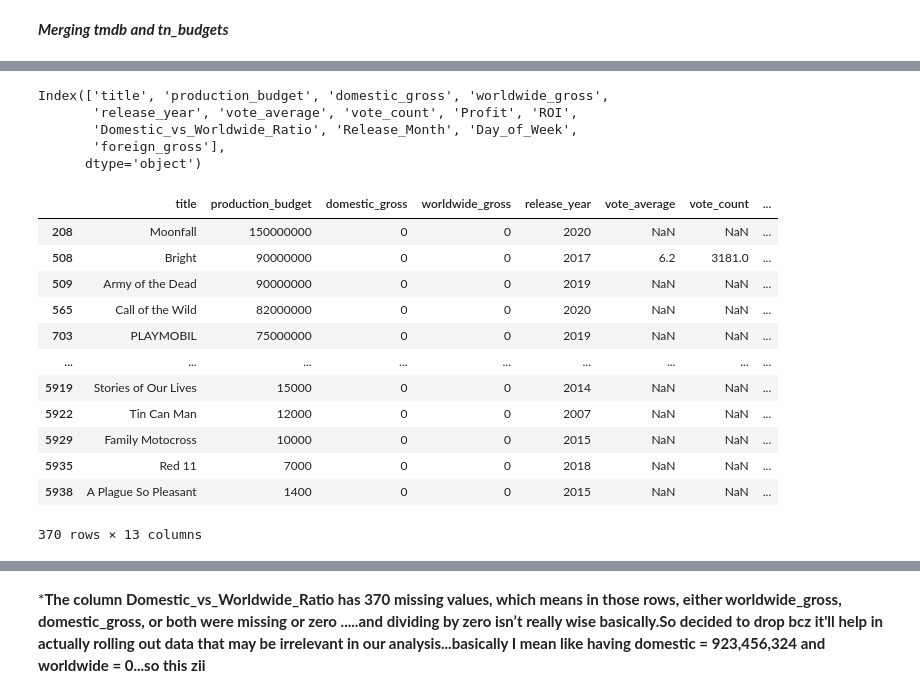
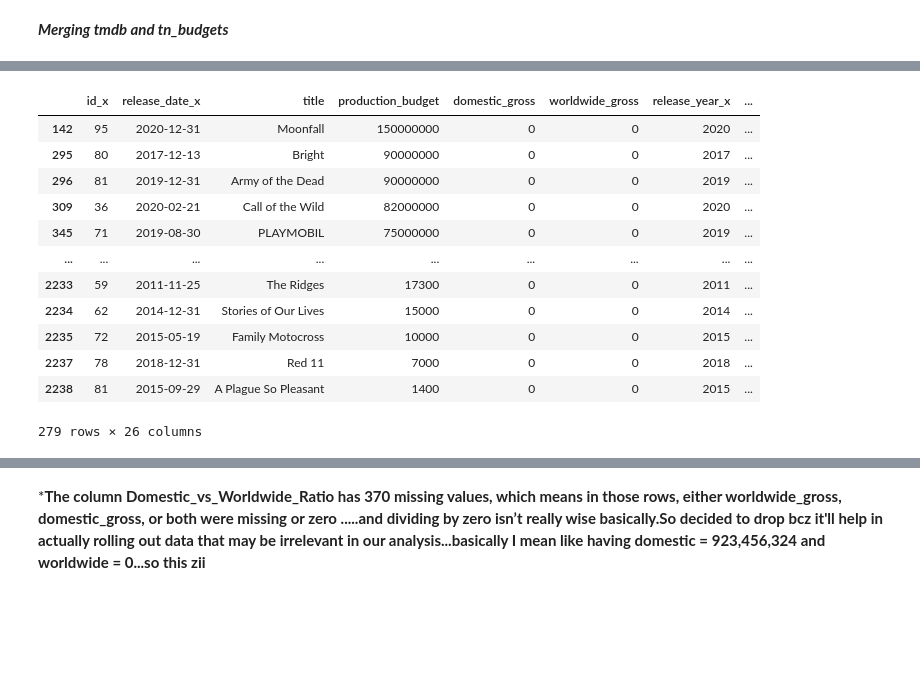
Before and after one commit to Bakley/Talanta-hela, a Jupyter notebook: notebooks/Untitled.ipynb, the cells around one changed output, grey strips where cells are left out. Saved outputs shown, nothing was run; the diff lists cells and outputs as text; code cells hidden in the pictures; blank space fills up the shorter version.

Commit message:
Getting relations btwn columns preparing for statistical tests

```diff
--- a/notebooks/Untitled.ipynb
+++ b/notebooks/Untitled.ipynb
@@ -307,3 +358,5 @@ df_tn_budgets['release_date'] = pd.to_datetime(df_tn_budgets['release_date'], er
 # %%
 # Extract release year from tn
 df_tn_budgets['release_year'] = df_tn_budgets['release_date'].dt.year
+# %%
+df_tn_budgets = df_tn_budgets[df_tn_budgets['release_year'] > 2010]
@@ -779,0 +892,7 @@ merged
+# %%
+# Standardize title fields in both datasets
+df_tn_budgets['title_clean'] = df_tn_budgets['title'].str.lower().str.strip().str.replace(r'[^\w\s]', '', regex=True)
+df_tmdb_movies['tmdb_title_clean'] = df_tmdb_movies['tmdb_title'].str.lower().str.strip().str.replace(r'[^\w\s]', '', regex=True)
+movie_with_ratings['primary_title_clean'] = movie_with_ratings['primary_title'].str.lower().str.strip().str.replace(r'[^\w\s]', '', regex=True)
+# # Merge on the cleaned titles
+merged = pd.merge(df_tn_budgets, df_tmdb_movies, left_on=['title_clean'], right_on=['tmdb_title_clean'], how='left')
@@ -797,12 +933,12 @@ Index(['id_x', 'release_date_x', 'title', 'production_budget',
       dtype='object')
 # %%
-# Drop suffix columns and low-value metadata
-redundant_cols = [col for col in merged.columns if col.endswith('_x') or col.endswith('_y')]
-low_value_cols = [
-    'id_y', 'tmdb_title', 'original_title', 'original_language',
-    'release_date_y', 'release_date_x',
-    'popularity', 'vote_count', 'vote_average','Unnamed: 0','genre_ids'
-]
-drop_columns = list(set(redundant_cols + low_value_cols))
-merged.drop(columns=drop_columns, errors='ignore', inplace=True)
-merged.tail()
+# # Drop suffix columns and low-value metadata
+# redundant_cols = [col for col in merged.columns if col.endswith('_x') or col.endswith('_y')]
+# low_value_cols = [
+#     'id_y', 'tmdb_title', 'original_title', 'original_language',
+#     'release_date_y', 'release_date_x',
+#     'popularity', 'vote_count', 'vote_average','Unnamed: 0'
+# ]
+# drop_columns = list(set(redundant_cols + low_value_cols))
+# merged.drop(columns=drop_columns, errors='ignore', inplace=True)
+# merged.head()
@@ -834,26 +964,20 @@ foreign_gross                  0
 dtype: int64
 # %%
-merged.columns
+merged.columns=merged.columns.str.lower()
-# %% [output]
-Index(['title', 'production_budget', 'domestic_gross', 'worldwide_gross',
-       'release_year', 'vote_average', 'vote_count', 'Profit', 'ROI',
-       'Domestic_vs_Worldwide_Ratio', 'Release_Month', 'Day_of_Week',
-       'foreign_gross'],
-      dtype='object')
 # %%
-merged[merged['Domestic_vs_Worldwide_Ratio'].isnull()]
+merged[merged['domestic_vs_worldwide_ratio'].isnull()]
 # %% [output]
-|  | title | production_budget | domestic_gross | worldwide_gross | release_year | vote_average | vote_count | ... |
-| 208 | Moonfall | 150000000 | 0 | 0 | 2020 | NaN | NaN | ... |
-| 508 | Bright | 90000000 | 0 | 0 | 2017 | 6.2 | 3181.0 | ... |
-| 509 | Army of the Dead | 90000000 | 0 | 0 | 2019 | NaN | NaN | ... |
-| 565 | Call of the Wild | 82000000 | 0 | 0 | 2020 | NaN | NaN | ... |
-| 703 | PLAYMOBIL | 75000000 | 0 | 0 | 2019 | NaN | NaN | ... |
+|  | id_x | release_date_x | title | production_budget | domestic_gross | worldwide_gross | release_year_x | ... |
+| 142 | 95 | 2020-12-31 | Moonfall | 150000000 | 0 | 0 | 2020 | ... |
+| 295 | 80 | 2017-12-13 | Bright | 90000000 | 0 | 0 | 2017 | ... |
+| 296 | 81 | 2019-12-31 | Army of the Dead | 90000000 | 0 | 0 | 2019 | ... |
+| 309 | 36 | 2020-02-21 | Call of the Wild | 82000000 | 0 | 0 | 2020 | ... |
+| 345 | 71 | 2019-08-30 | PLAYMOBIL | 75000000 | 0 | 0 | 2019 | ... |
 | ... | ... | ... | ... | ... | ... | ... | ... | ... |
-| 5919 | Stories of Our Lives | 15000 | 0 | 0 | 2014 | NaN | NaN | ... |
-| 5922 | Tin Can Man | 12000 | 0 | 0 | 2007 | NaN | NaN | ... |
-| 5929 | Family Motocross | 10000 | 0 | 0 | 2015 | NaN | NaN | ... |
-| 5935 | Red 11 | 7000 | 0 | 0 | 2018 | NaN | NaN | ... |
-| 5938 | A Plague So Pleasant | 1400 | 0 | 0 | 2015 | NaN | NaN | ... |
+| 2233 | 59 | 2011-11-25 | The Ridges | 17300 | 0 | 0 | 2011 | ... |
+| 2234 | 62 | 2014-12-31 | Stories of Our Lives | 15000 | 0 | 0 | 2014 | ... |
+| 2235 | 72 | 2015-05-19 | Family Motocross | 10000 | 0 | 0 | 2015 | ... |
+| 2237 | 78 | 2018-12-31 | Red 11 | 7000 | 0 | 0 | 2018 | ... |
+| 2238 | 81 | 2015-09-29 | A Plague So Pleasant | 1400 | 0 | 0 | 2015 | ... |
-370 rows × 13 columns
+279 rows × 26 columns
 # %%
```
Also changed, not shown: parts of 64 cells of this notebook.
